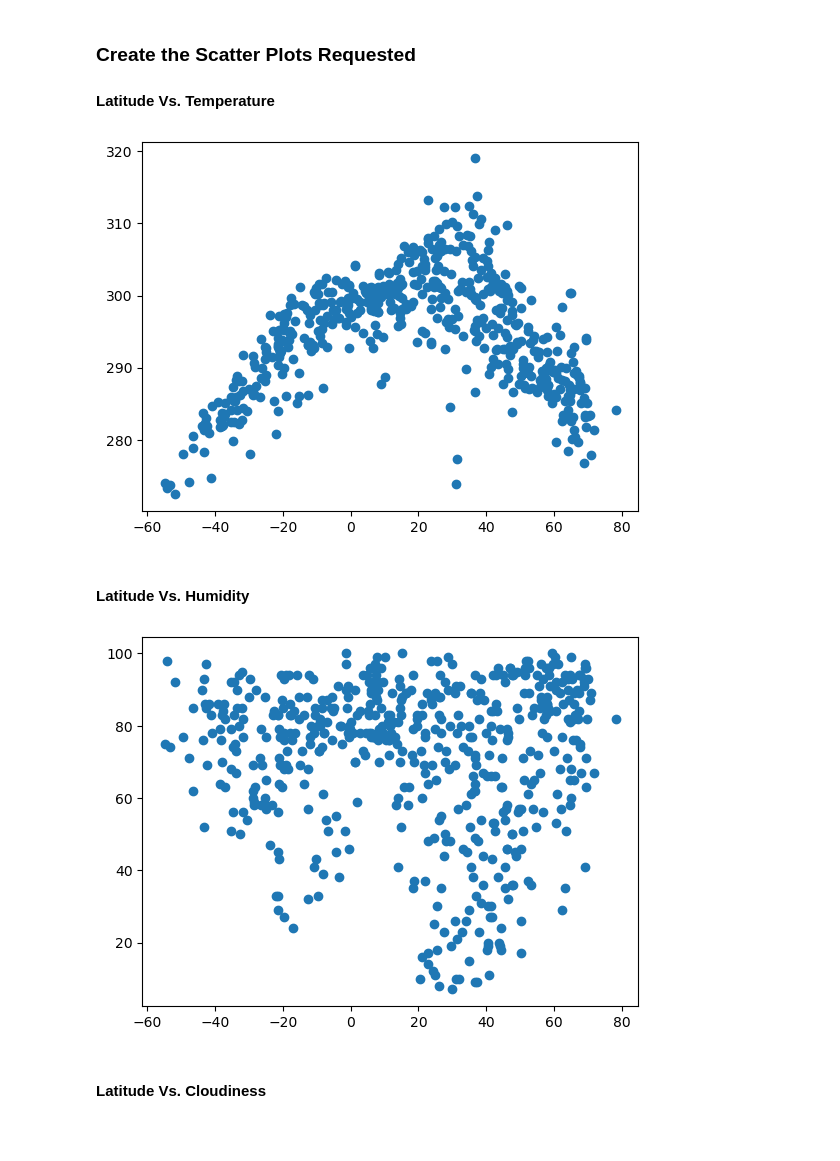
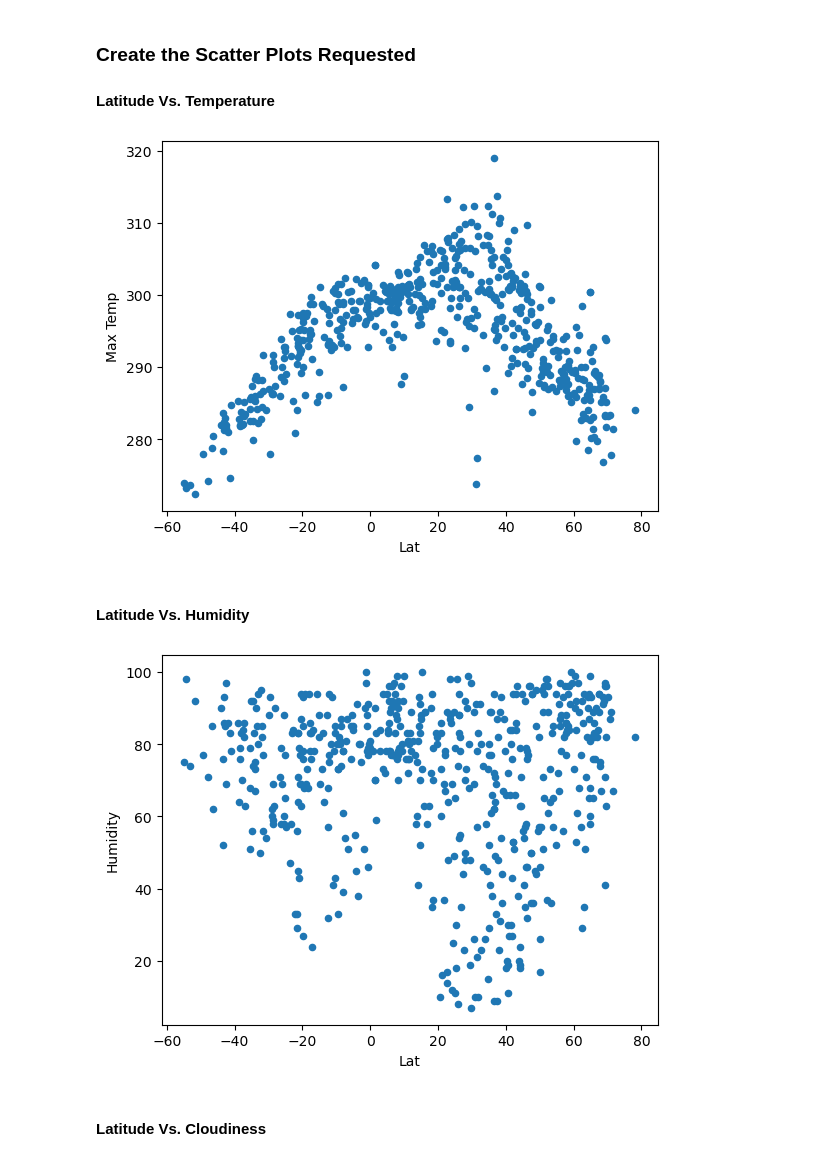
Before and after one commit to dmropp/python-api-challenge, a Jupyter notebook: WeatherPy/WeatherPy.ipynb, the cells around one changed output. Drawn from its saved outputs; the diff is of its cells as text; code cells hidden in the pictures; blank space fills up the shorter version.

```diff
--- a/WeatherPy/WeatherPy.ipynb
+++ b/WeatherPy/WeatherPy.ipynb
@@ -192,7 +193,9 @@ city_data_df.head()
 #### Latitude Vs. Temperature
 # %%
 # Build scatter plot for latitude vs. temperature
-plt.scatter(city_data_df["Lat"], city_data_df["Max Temp"])
+#plt.scatter(city_data_df["Lat"], city_data_df["Max Temp"])
+
+lat_vs_temp = city_data_df.plot("Lat", "Max Temp", kind="scatter")
 
 # Incorporate the other graph properties
 # YOUR CODE HERE
@@ -203,23 +206,25 @@ plt.savefig("../output_data/Fig1.png")
 # Show plot
 plt.show()
 # %% [output]
-[figure, old version]
+[figure, new version]
 # %% [markdown]
 #### Latitude Vs. Humidity
 # %%
 # Build the scatter plots for latitude vs. humidity
-plt.scatter(city_data_df["Lat"], city_data_df["Humidity"])
+#plt.scatter(city_data_df["Lat"], city_data_df["Humidity"])
+
+lat_vs_humidity = city_data_df.plot("Lat", "Humidity", kind="scatter")
 
 # Incorporate the other graph properties
 # YOUR CODE HERE
 
 # Save the figure
 plt.savefig("../output_data/Fig2.png")
 
 # Show plot
 plt.show()
 # %% [output]
-[figure, old version]
+[figure, new version]
 # %% [markdown]
 #### Latitude Vs. Cloudiness
 # %%
```
Also changed, not shown: parts of 4 cells of this notebook, 4 other files.
